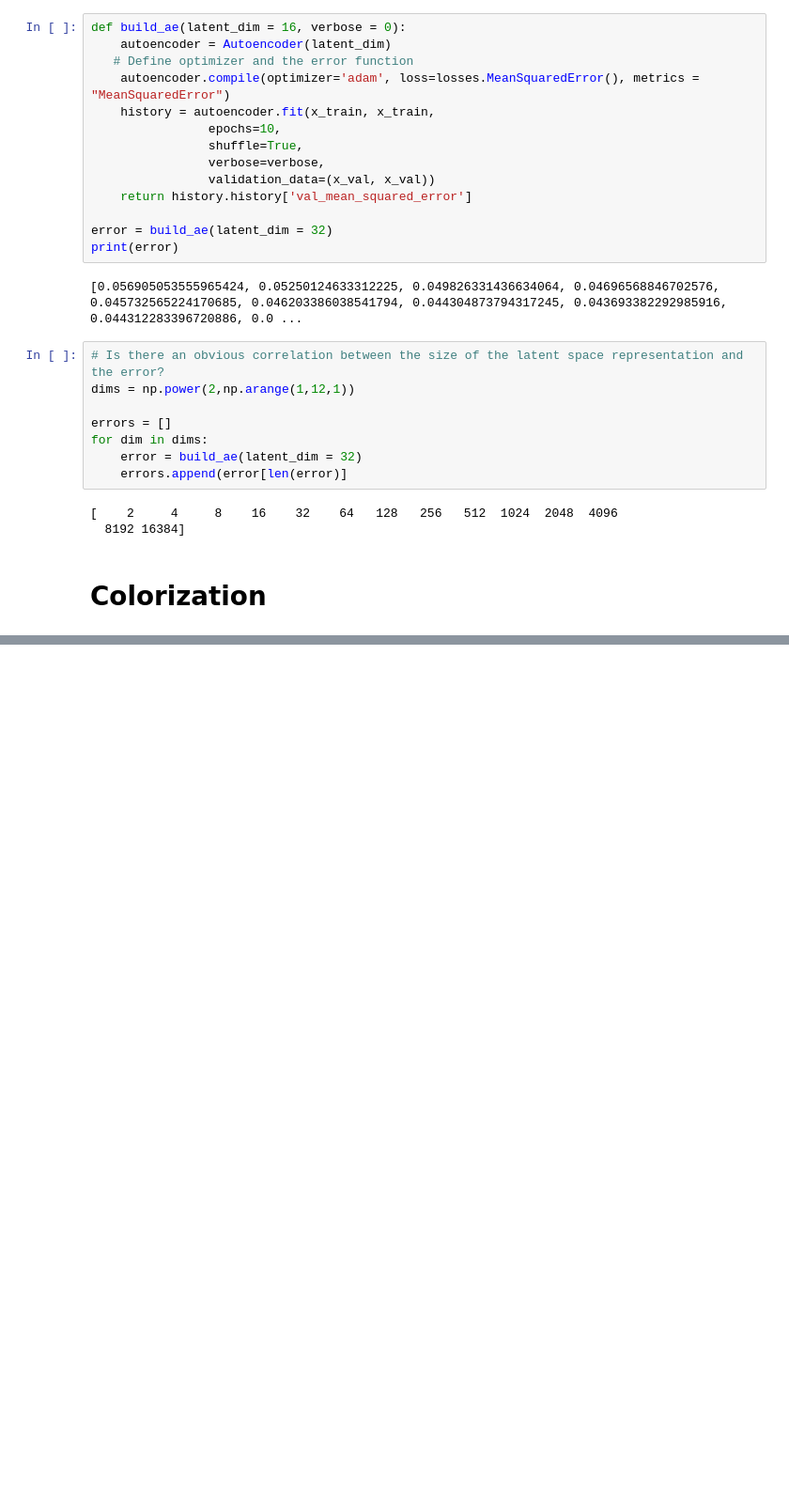
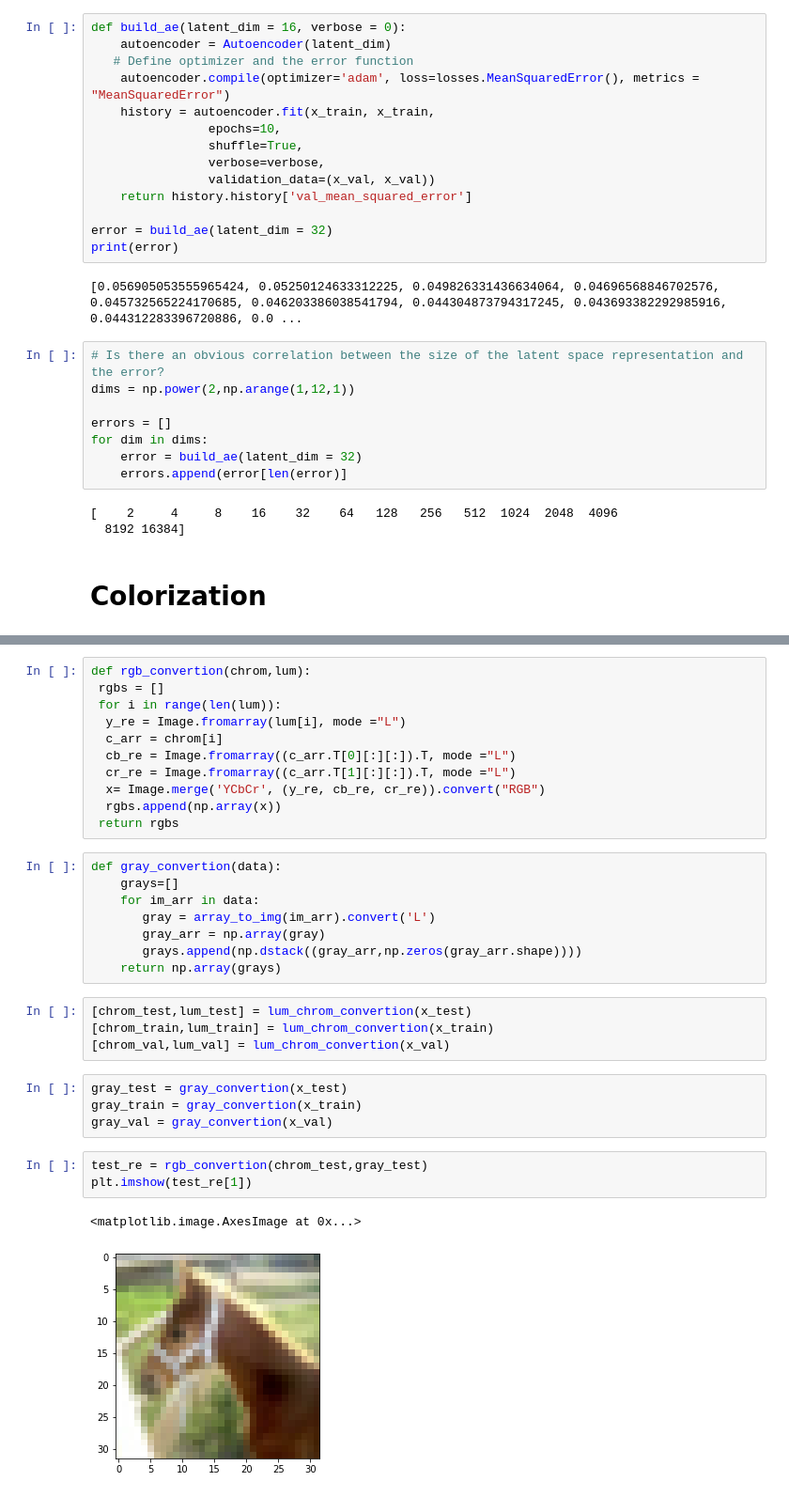
Before and after one commit to lougau92/Autoencoder-for-image-coloring, a Jupyter notebook: notebook.ipynb, the cells around one changed output, grey strips where cells are left out. Shown: that part at 94% size. Drawn from its saved outputs; the diff is of its cells as text; blank space fills up the shorter version.

```diff
--- a/notebook.ipynb
+++ b/notebook.ipynb
@@ -298,0 +303,33 @@ history_fine = model.fit((x_train_chrom,x_train_gray_chrom),
+# %%
+def rgb_convertion(chrom,lum):
+ rgbs = []
+ for i in range(len(lum)):
+  y_re = Image.fromarray(lum[i], mode ="L")
+  c_arr = chrom[i]
+  cb_re = Image.fromarray((c_arr.T[0][:][:]).T, mode ="L")
+  cr_re = Image.fromarray((c_arr.T[1][:][:]).T, mode ="L")
+  x= Image.merge('YCbCr', (y_re, cb_re, cr_re)).convert("RGB")
+  rgbs.append(np.array(x))
+ return rgbs
+# %%
+def gray_convertion(data):
+    grays=[]
+    for im_arr in data:
+       gray = array_to_img(im_arr).convert('L')
+       gray_arr = np.array(gray)
+       grays.append(np.dstack((gray_arr,np.zeros(gray_arr.shape))))
+    return np.array(grays)
+# %%
+[chrom_test,lum_test] = lum_chrom_convertion(x_test)
+[chrom_train,lum_train] = lum_chrom_convertion(x_train)
+[chrom_val,lum_val] = lum_chrom_convertion(x_val)
+# %%
+gray_test = gray_convertion(x_test)
+gray_train = gray_convertion(x_train)
+gray_val = gray_convertion(x_val)
+# %%
+test_re = rgb_convertion(chrom_test,gray_test)
+plt.imshow(test_re[1])
+# %% [output]
+<matplotlib.image.AxesImage at 0x...>
+[figure, added]
```
Also changed, not shown: parts of 15 cells of this notebook.
